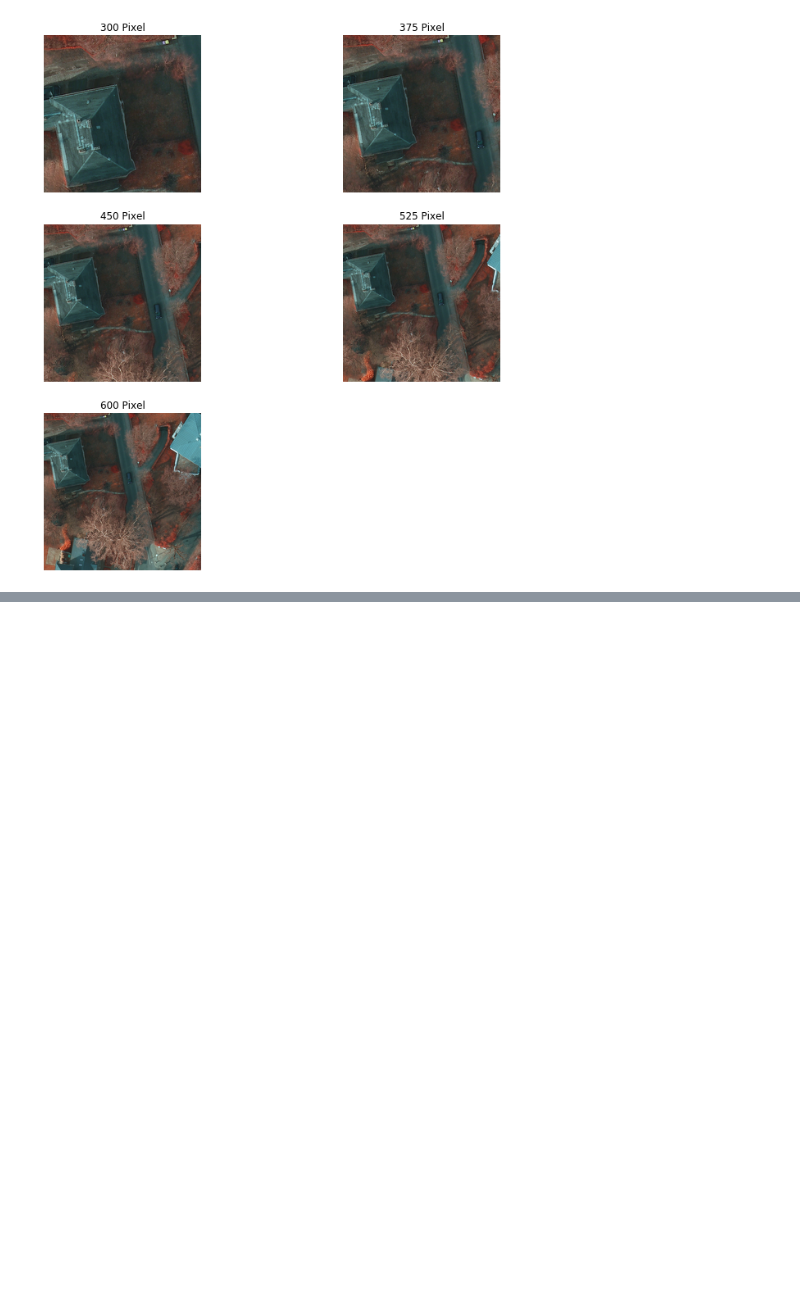
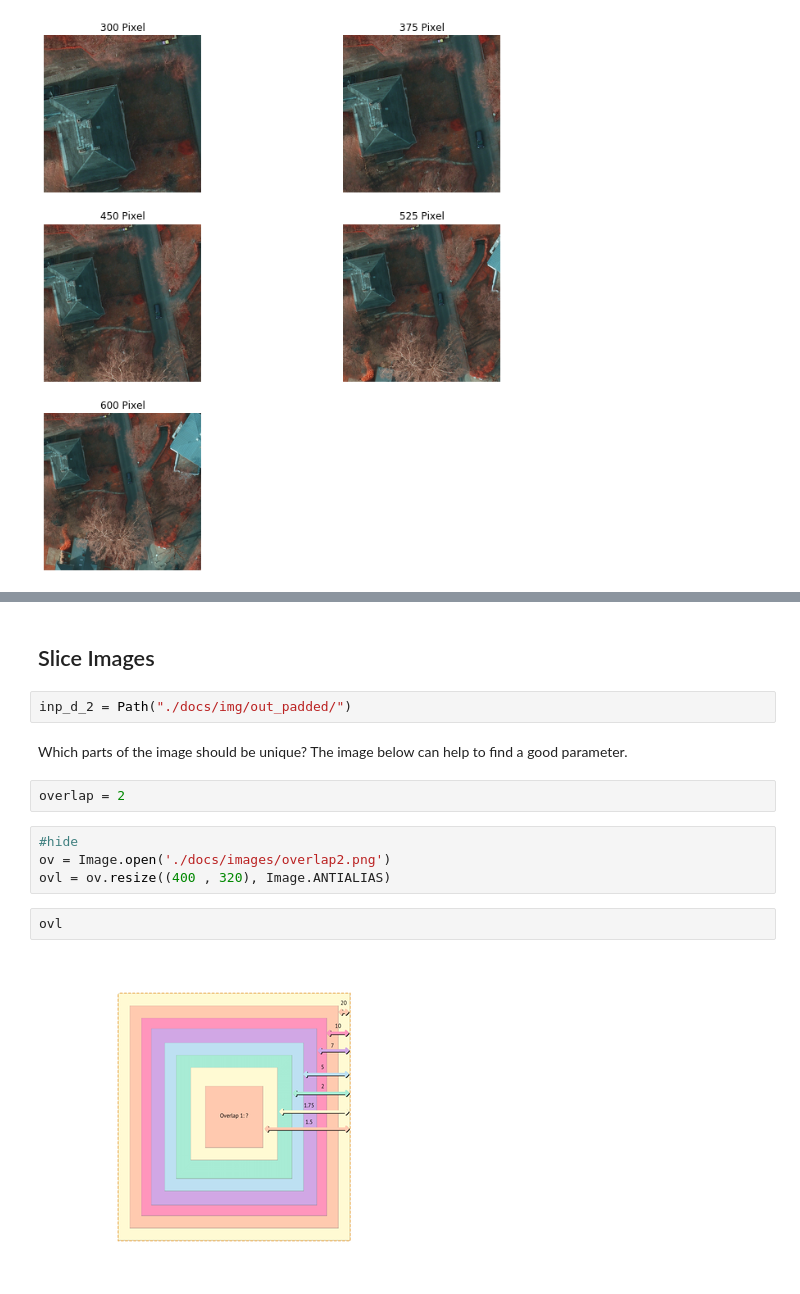
Before and after one commit to abalone1/slicer, a Jupyter notebook: 01_tutorial.ipynb, the cells around one changed output, grey strips where cells are left out. Drawn from its saved outputs; the diff is of its cells as text; blank space fills up the shorter version.

```diff
--- a/01_tutorial.ipynb
+++ b/01_tutorial.ipynb
@@ -52,0 +71,16 @@ ImageSlicer.show_slices(slice_l, inp_d)
+# %% [markdown]
+## Slice Images
+# %%
+inp_d_2 = Path("./docs/img/out_padded/")
+# %% [markdown]
+Which parts of the image should be unique? The image below can help to find a good parameter.
+# %%
+overlap = 2
+# %%
+#hide
+ov = Image.open('./docs/images/overlap2.png')
+ovl = ov.resize((400 , 320), Image.ANTIALIAS)
+# %%
+ovl
+# %% [output]
+[figure, added]
```
Also changed, not shown: parts of 40 cells of this notebook.
